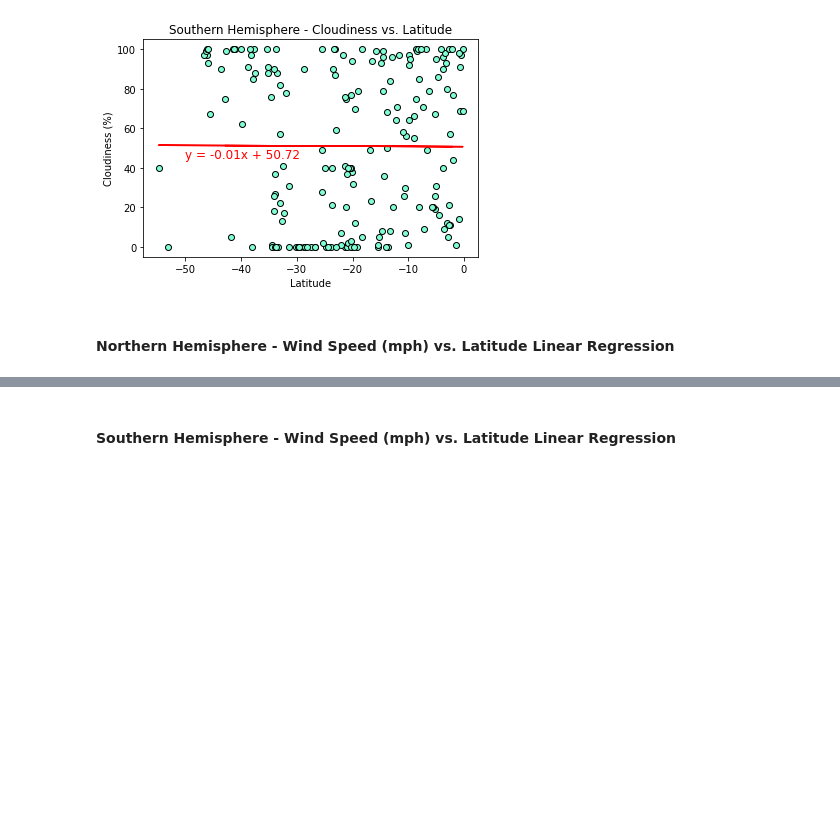
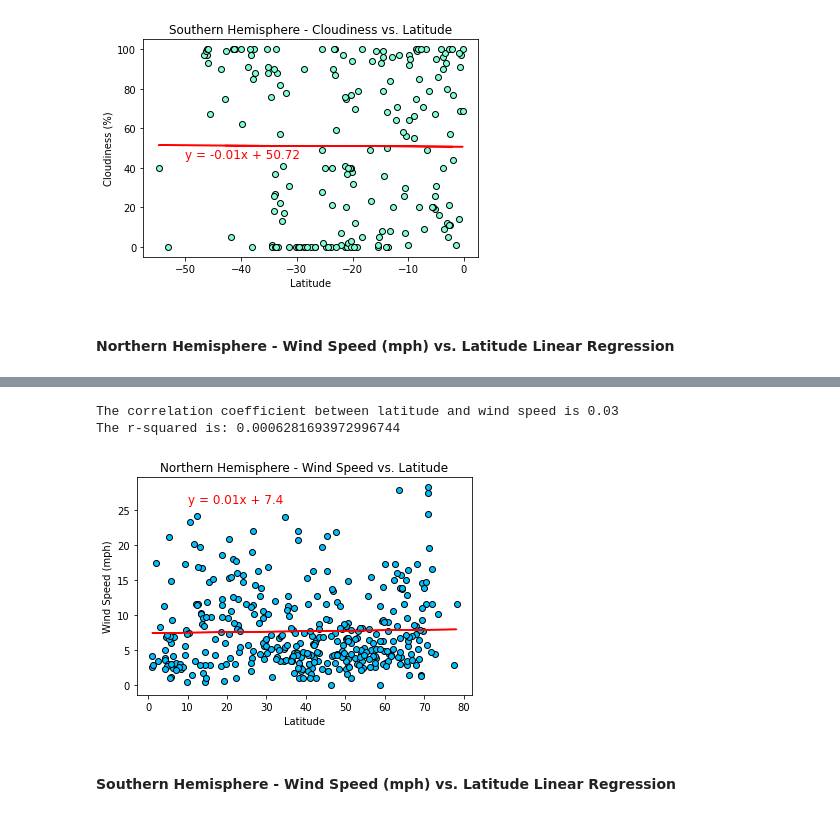
Before and after one commit to LP-116/python-api-challenge, a Jupyter notebook: WeatherPy/WeatherPy.ipynb, the cells around one changed output, grey strips where cells are left out. Saved outputs shown, nothing was run; the diff lists cells and outputs as text; code cells hidden in the pictures; blank space fills up the shorter version.

```diff
--- a/WeatherPy/WeatherPy.ipynb
+++ b/WeatherPy/WeatherPy.ipynb
@@ -510,2 +546,29 @@ The r-squared is: 2.0571213763167252e-05
+# %%
+n_x_data = northern_df["Lat"]
+n_y_wind = northern_df["Wind Speed"]
+
+correlation = st.pearsonr(n_x_data, n_y_wind)
+print(f"The correlation coefficient between latitude and wind speed is {round(correlation[0],2)}")
+
+nwind_slope, nwind_int, nwind_r, nwind_p, nwind_std_err = linregress(n_x_data, n_y_wind)
+
+nwind_regress = n_x_data * nwind_slope + nwind_int
+
+nwind_line_eq = "y = " + str(round(nwind_slope,2)) + "x + " + str(round(nwind_int,2))
+
+print(f"The r-squared is: {nwind_r**2}")
+
+plt.plot(n_x_data, nwind_regress, "r-")
+plt.annotate(nwind_line_eq,(10,26), fontsize=12, color="red")
+plt.xlabel("Latitude")
+plt.ylabel("Wind Speed (mph)")
+plt.title("Northern Hemisphere - Wind Speed vs. Latitude")
+plt.scatter(n_x_data, n_y_wind, marker="o", color="deepskyblue", edgecolor="black")
+plt.savefig("output_data/northern_lat_windspeed.png", bbox_inches='tight');
+plt.show()
+# %% [output]
+The correlation coefficient between latitude and wind speed is 0.03
+The r-squared is: 0.0006281693972996744
+[figure, added]
 # %% [markdown]
 ####  Southern Hemisphere - Wind Speed (mph) vs. Latitude Linear Regression
```
Also changed, not shown: parts of 7 cells of this notebook, 2 other files.
